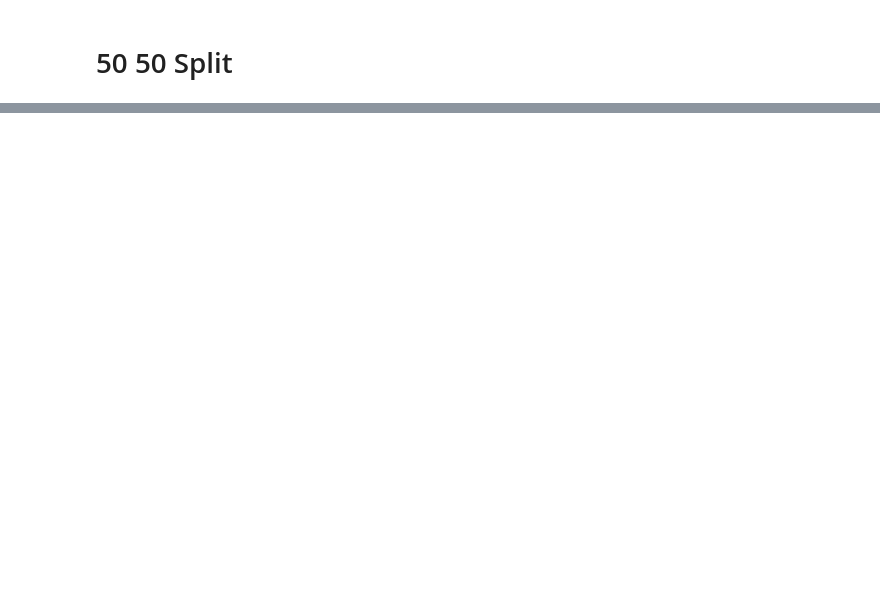
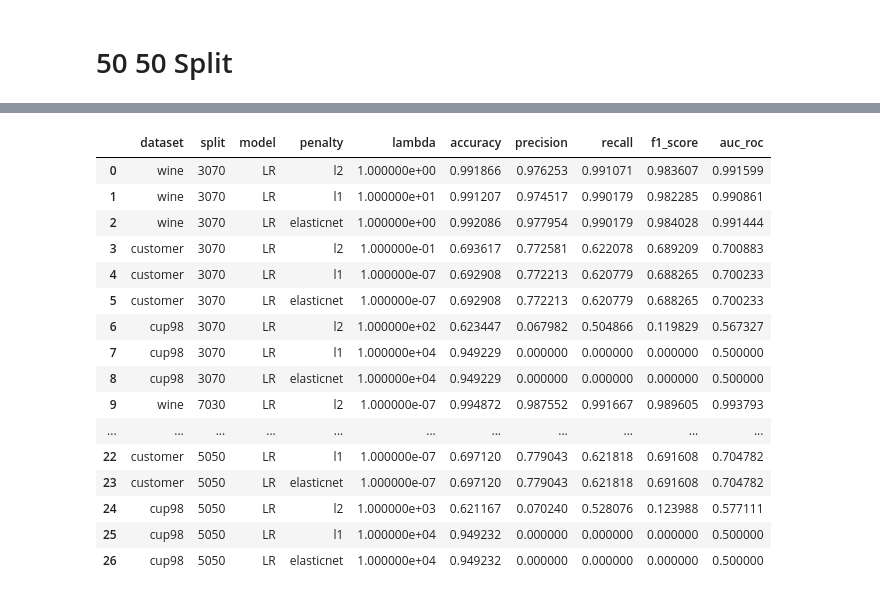
Before and after one commit to jyeh2/gpu-accelerated-empirical-ml-replication, a Jupyter notebook: models/log_reg.ipynb, the cells around one changed output, grey strips where cells are left out. Saved outputs shown, nothing was run; the diff lists cells and outputs as text; code cells hidden in the pictures; blank space fills up the shorter version.

```diff
--- a/models/log_reg.ipynb
+++ b/models/log_reg.ipynb
@@ -426,3 +490,3 @@ log_reg_data(customer_7030)
 # %%
 cup98_7030    = all_splits["7030"]["cup98"]
-log_reg_data(cup98_7030)
+logreg_results += log_reg_data(cup98_7030, "cup98", "7030")
@@ -430,4 +512,4 @@ log_reg_data(cup98_7030)
 # 50 50 Split
 # %%
 wine_5050     = all_splits["5050"]["wine"]
-log_reg_data(wine_5050)
+logreg_results += log_reg_data(wine_5050, "wine", "5050")
@@ -434,3 +537,3 @@ log_reg_data(wine_5050)
 # %%
 customer_5050 = all_splits["5050"]["customer"]
-log_reg_data(customer_5050)
+logreg_results += log_reg_data(customer_5050, "customer", "5050")
@@ -437,3 +559,3 @@ log_reg_data(customer_5050)
 # %%
 cup98_5050    = all_splits["5050"]["cup98"]
-log_reg_data(cup98_5050)
+logreg_results += log_reg_data(cup98_5050, "cup98", "5050")
@@ -439,0 +597,24 @@ log_reg_data(cup98_5050)
+# %%
+import pandas as pd
+
+df = pd.DataFrame(logreg_results)
+df.to_csv("logreg_results_all.csv", index=False)
+df
+# %% [output]
+|  | dataset | split | model | penalty | lambda | accuracy | precision | recall | f1_score | auc_roc |
+| 0 | wine | 3070 | LR | l2 | 1.000000e+00 | 0.991866 | 0.976253 | 0.991071 | 0.983607 | 0.991599 |
+| 1 | wine | 3070 | LR | l1 | 1.000000e+01 | 0.991207 | 0.974517 | 0.990179 | 0.982285 | 0.990861 |
+| 2 | wine | 3070 | LR | elasticnet | 1.000000e+00 | 0.992086 | 0.977954 | 0.990179 | 0.984028 | 0.991444 |
+| 3 | customer | 3070 | LR | l2 | 1.000000e-01 | 0.693617 | 0.772581 | 0.622078 | 0.689209 | 0.700883 |
+| 4 | customer | 3070 | LR | l1 | 1.000000e-07 | 0.692908 | 0.772213 | 0.620779 | 0.688265 | 0.700233 |
+| 5 | customer | 3070 | LR | elasticnet | 1.000000e-07 | 0.692908 | 0.772213 | 0.620779 | 0.688265 | 0.700233 |
+| 6 | cup98 | 3070 | LR | l2 | 1.000000e+02 | 0.623447 | 0.067982 | 0.504866 | 0.119829 | 0.567327 |
+| 7 | cup98 | 3070 | LR | l1 | 1.000000e+04 | 0.949229 | 0.000000 | 0.000000 | 0.000000 | 0.500000 |
+| 8 | cup98 | 3070 | LR | elasticnet | 1.000000e+04 | 0.949229 | 0.000000 | 0.000000 | 0.000000 | 0.500000 |
+| 9 | wine | 7030 | LR | l2 | 1.000000e-07 | 0.994872 | 0.987552 | 0.991667 | 0.989605 | 0.993793 |
+| ... | ... | ... | ... | ... | ... | ... | ... | ... | ... | ... |
+| 22 | customer | 5050 | LR | l1 | 1.000000e-07 | 0.697120 | 0.779043 | 0.621818 | 0.691608 | 0.704782 |
+| 23 | customer | 5050 | LR | elasticnet | 1.000000e-07 | 0.697120 | 0.779043 | 0.621818 | 0.691608 | 0.704782 |
+| 24 | cup98 | 5050 | LR | l2 | 1.000000e+03 | 0.621167 | 0.070240 | 0.528076 | 0.123988 | 0.577111 |
+| 25 | cup98 | 5050 | LR | l1 | 1.000000e+04 | 0.949232 | 0.000000 | 0.000000 | 0.000000 | 0.500000 |
+| 26 | cup98 | 5050 | LR | elasticnet | 1.000000e+04 | 0.949232 | 0.000000 | 0.000000 | 0.000000 | 0.500000 |
```
Also changed, not shown: parts of 14 cells of this notebook, 5 other files.
